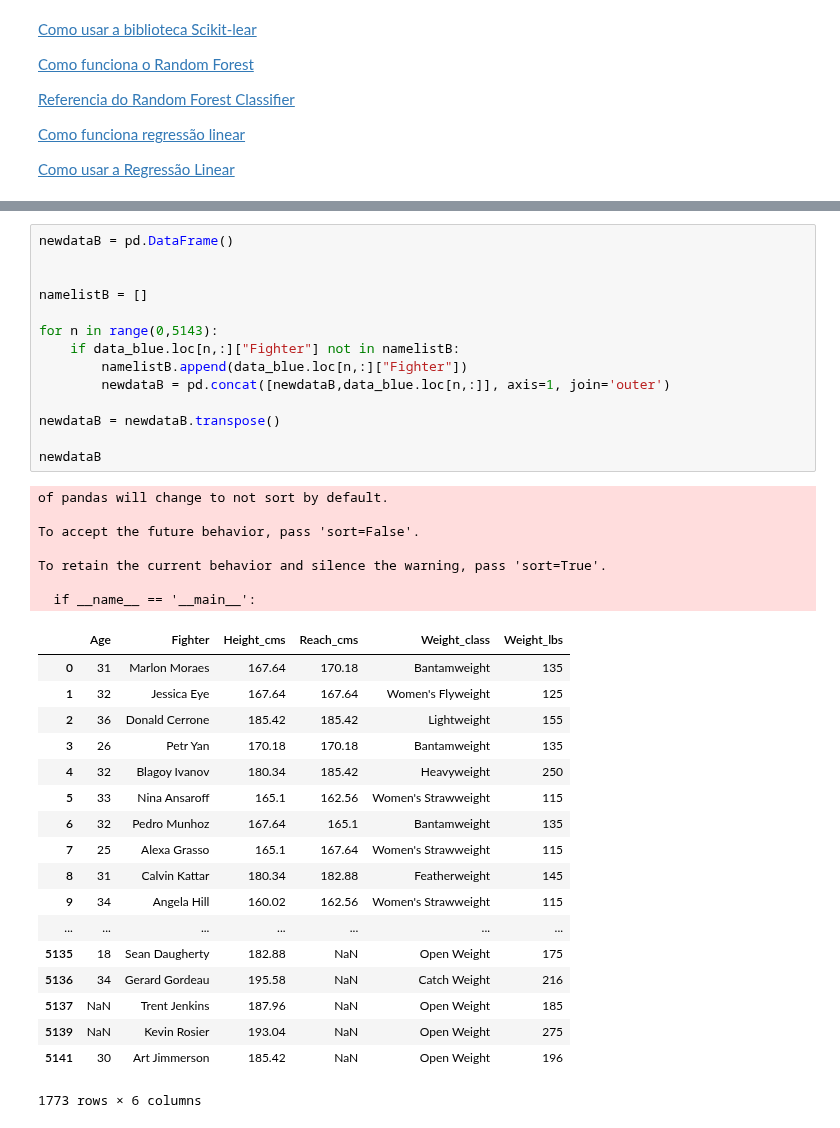
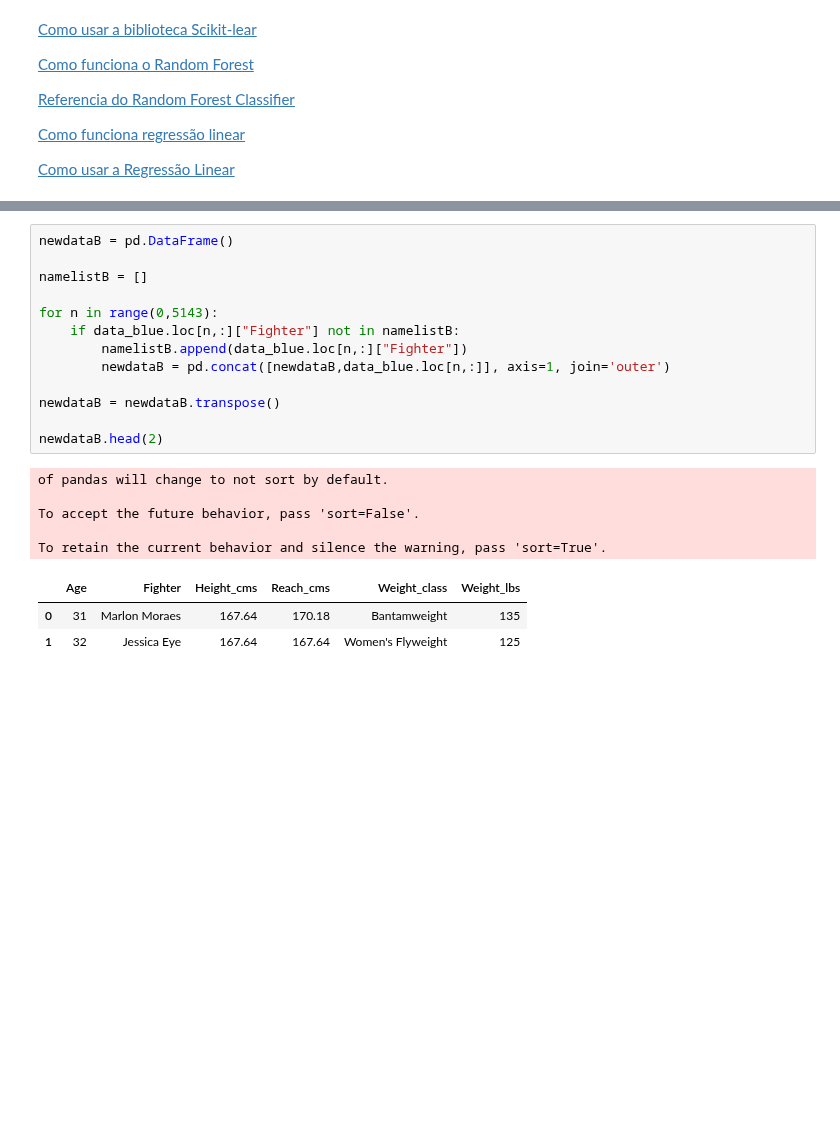
Before and after one commit to VergaraC/Dados_P3, a Jupyter notebook: Projeto3.ipynb, the cells around one changed output, grey strips where cells are left out. Saved outputs shown, nothing was run; the diff lists cells and outputs as text; blank space fills up the shorter version.

```diff
--- a/Projeto3.ipynb
+++ b/Projeto3.ipynb
@@ -446,43 +415,25 @@ To retain the current behavior and silence the warning, pass 'sort=True'.
 # %%
 newdataB = pd.DataFrame()
-
 
 namelistB = []
 
 for n in range(0,5143):
     if data_blue.loc[n,:]["Fighter"] not in namelistB:
         namelistB.append(data_blue.loc[n,:]["Fighter"])
         newdataB = pd.concat([newdataB,data_blue.loc[n,:]], axis=1, join='outer')
 
 newdataB = newdataB.transpose()
 
-newdataB
+newdataB.head(2)
 # %% [output]
 of pandas will change to not sort by default.
 
 To accept the future behavior, pass 'sort=False'.
 
 To retain the current behavior and silence the warning, pass 'sort=True'.
-
-  if __name__ == '__main__':
 |  | Age | Fighter | Height_cms | Reach_cms | Weight_class | Weight_lbs |
 | 0 | 31 | Marlon Moraes | 167.64 | 170.18 | Bantamweight | 135 |
 | 1 | 32 | Jessica Eye | 167.64 | 167.64 | Women's Flyweight | 125 |
-| 2 | 36 | Donald Cerrone | 185.42 | 185.42 | Lightweight | 155 |
-| 3 | 26 | Petr Yan | 170.18 | 170.18 | Bantamweight | 135 |
-| 4 | 32 | Blagoy Ivanov | 180.34 | 185.42 | Heavyweight | 250 |
-| 5 | 33 | Nina Ansaroff | 165.1 | 162.56 | Women's Strawweight | 115 |
-| 6 | 32 | Pedro Munhoz | 167.64 | 165.1 | Bantamweight | 135 |
-| 7 | 25 | Alexa Grasso | 165.1 | 167.64 | Women's Strawweight | 115 |
-| 8 | 31 | Calvin Kattar | 180.34 | 182.88 | Featherweight | 145 |
-| 9 | 34 | Angela Hill | 160.02 | 162.56 | Women's Strawweight | 115 |
-| ... | ... | ... | ... | ... | ... | ... |
-| 5135 | 18 | Sean Daugherty | 182.88 | NaN | Open Weight | 175 |
-| 5136 | 34 | Gerard Gordeau | 195.58 | NaN | Catch Weight | 216 |
-| 5137 | NaN | Trent Jenkins | 187.96 | NaN | Open Weight | 185 |
-| 5139 | NaN | Kevin Rosier | 193.04 | NaN | Open Weight | 275 |
-| 5141 | 30 | Art Jimmerson | 185.42 | NaN | Open Weight | 196 |
-1773 rows × 6 columns
 # %%
 newdata = pd.concat([newdataB, newdataR], axis=0, join='outer', ignore_index=False, keys=None,levels=None, names=None, verify_integrity=False, copy=True)
 newdata = newdata.set_index("Fighter")
```
Also changed, not shown: parts of 11 cells of this notebook.
